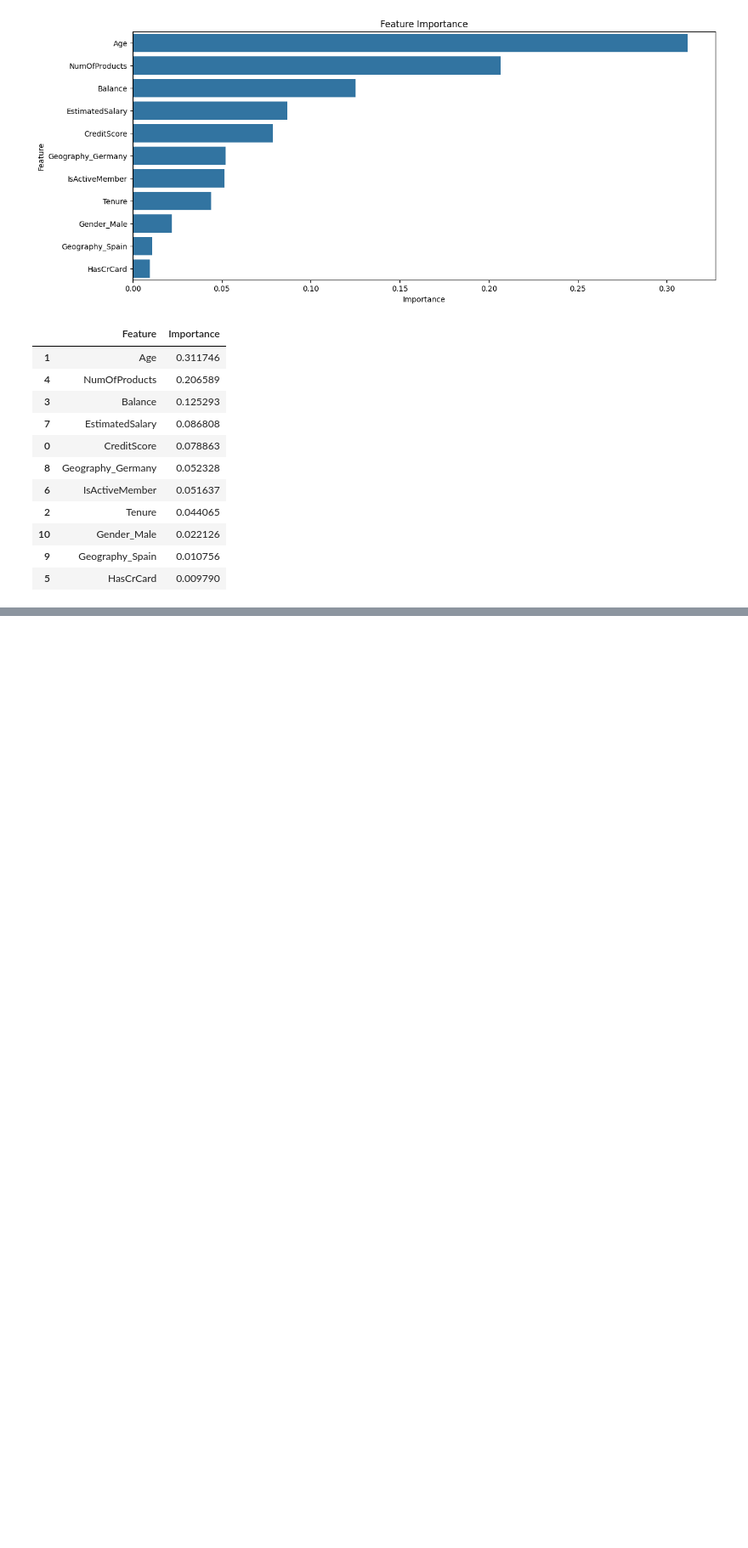
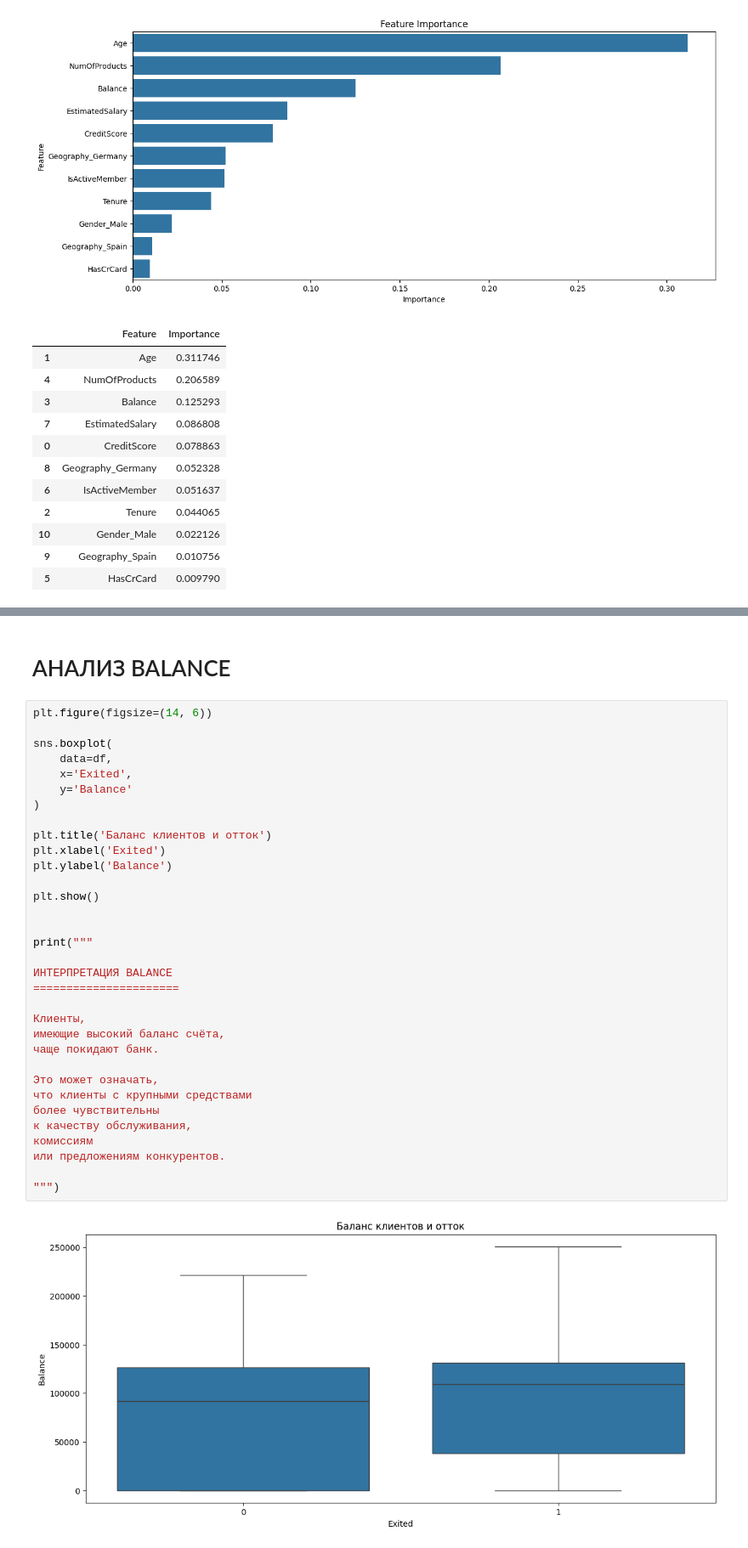
Before and after one commit to Maxammadjon/bank-churn-prediction, a Jupyter notebook: notebooks/Обучения модели.ipynb, the cells around one changed output, grey strips where cells are left out. Shown at 85% size. Saved outputs shown, nothing was run; the diff lists cells and outputs as text; blank space fills up the shorter version.

```diff
--- a/notebooks/Обучения модели.ipynb
+++ b/notebooks/Обучения модели.ipynb
@@ -886,0 +989,37 @@ display(feature_importance)
+# %% [markdown]
+# АНАЛИЗ BALANCE
+# %%
+plt.figure(figsize=(14, 6))
+
+sns.boxplot(
+    data=df,
+    x='Exited',
+    y='Balance'
+)
+
+plt.title('Баланс клиентов и отток')
+plt.xlabel('Exited')
+plt.ylabel('Balance')
+
+plt.show()
+
+
+print("""
+
+ИНТЕРПРЕТАЦИЯ BALANCE
+======================
+
+Клиенты,
+имеющие высокий баланс счёта,
+чаще покидают банк.
+
+Это может означать,
+что клиенты с крупными средствами
+более чувствительны
+к качеству обслуживания,
+комиссиям
+или предложениям конкурентов.
+
+""")
+# %% [output]
+[figure, added]
```
Also changed, not shown: parts of 13 cells of this notebook, 7 other files.
